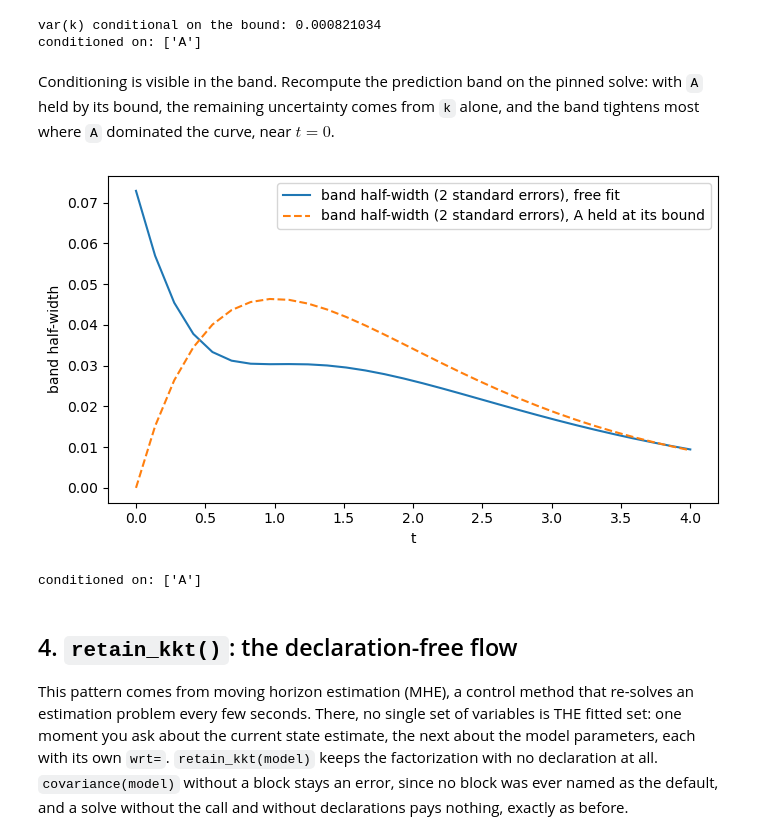
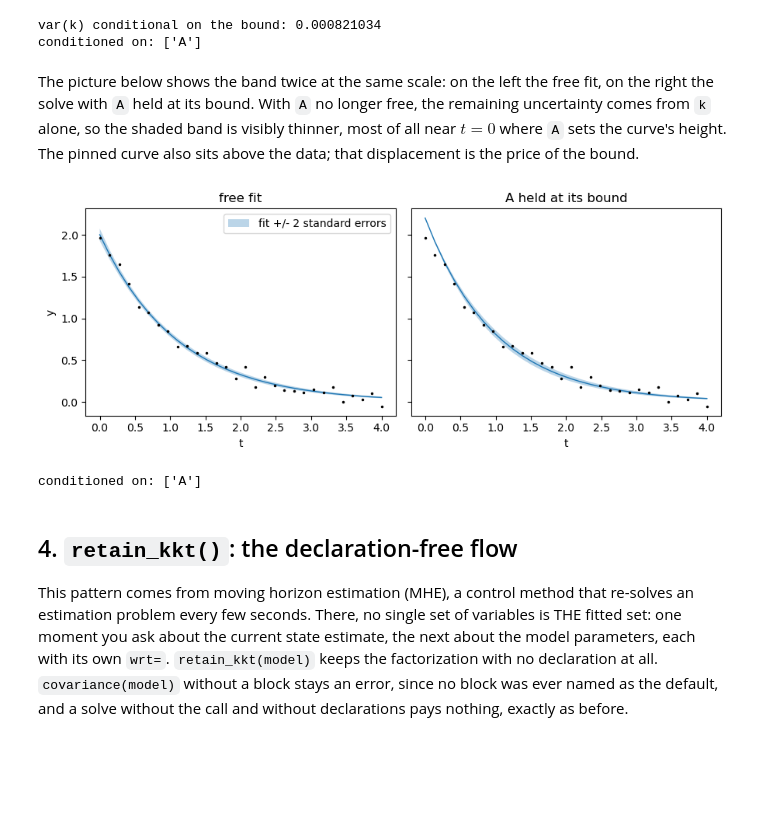
Before and after one commit to GermanHeim/pounce, a Jupyter notebook: python/notebooks/32_wrt_blocks_and_retain_kkt.ipynb, the cells around one changed output. Drawn from its saved outputs; the diff is of its cells as text; code cells hidden in the pictures; blank space fills up the shorter version.

Commit message:
Notebook 32: show the two bands, not their widths
The final figure plotted band half-widths as free-floating curves, a
comparison of an abstraction the reader never saw. It now shows the
band itself twice at the same scale, free fit beside the pinned one:
the thinning near t = 0 and the displaced pinned curve are directly
visible, and the prose reads off both.

Co-Authored-By: Claude Fable 5 <noreply@anthropic.com>

```diff
--- a/python/notebooks/32_wrt_blocks_and_retain_kkt.ipynb
+++ b/python/notebooks/32_wrt_blocks_and_retain_kkt.ipynb
@@ -187,25 +187,34 @@ print("conditioned on:", [v.name for v in cov_k.conditioned_on])
 var(k) conditional on the bound: 0.000821034
 conditioned on: ['A']
 # %% [markdown]
-Conditioning is visible in the band. Recompute the prediction band on
-the pinned solve: with `A` held by its bound, the remaining
-uncertainty comes from `k` alone, and the band tightens most where `A`
-dominated the curve, near $t = 0$.
+The picture below shows the band twice at the same scale: on the
+left the free fit, on the right the solve with `A` held at its bound.
+With `A` no longer free, the remaining uncertainty comes from `k`
+alone, so the shaded band is visibly thinner, most of all near
+$t = 0$ where `A` sets the curve's height. The pinned curve also sits
+above the data; that displacement is the price of the bound.
 # %%
 band_pin = covariance(m2, wrt=m2.yhat)
 se_pin = np.sqrt(np.diag(band_pin.matrix))
+fit_pin = np.array([pyo.value(m2.yhat[i]) for i in m2.I])
 
-plt.figure(figsize=(7, 4))
-plt.plot(t_data, 2 * se,
-         label="band half-width (2 standard errors), free fit")
-plt.plot(t_data, 2 * se_pin, "--",
-         label="band half-width (2 standard errors), A held at its bound")
-plt.xlabel("t"); plt.ylabel("band half-width")
-plt.legend(); plt.tight_layout()
+fig, axes = plt.subplots(1, 2, figsize=(9, 3.6), sharey=True)
+for ax, f_, s_, ttl in ((axes[0], fit, se, "free fit"),
+                        (axes[1], fit_pin, se_pin,
+                         "A held at its bound")):
+    ax.fill_between(t_data, f_ - 2 * s_, f_ + 2 * s_, alpha=0.3,
+                    label="fit +/- 2 standard errors")
+    ax.plot(t_data, f_, lw=1)
+    ax.plot(t_data, y_data, "k.", ms=3)
+    ax.set_xlabel("t")
+    ax.set_title(ttl)
+axes[0].set_ylabel("y")
+axes[0].legend()
+plt.tight_layout()
 plt.show()
 print("conditioned on:", [v.name for v in band_pin.conditioned_on])
 # %% [output]
-[figure, old version]
+[figure, new version]
 conditioned on: ['A']
 # %% [markdown]
 ## 4. `retain_kkt()`: the declaration-free flow
```
